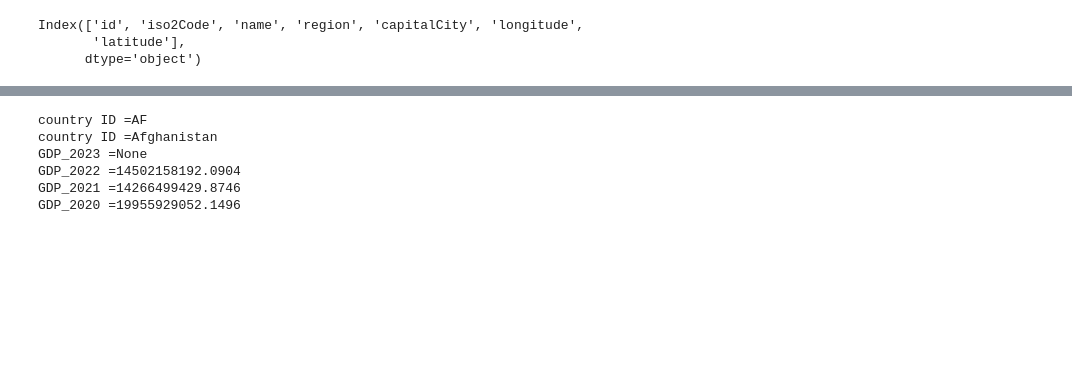
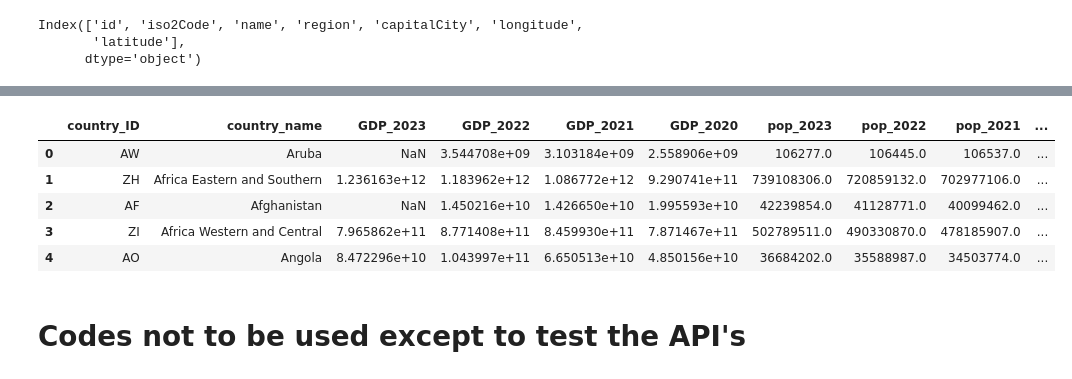
Before and after one commit to nazimben25/project1_group2, a Jupyter notebook: q4_deathvs vaccination.ipynb, the cells around one changed output, grey strips where cells are left out. Saved outputs shown, nothing was run; the diff lists cells and outputs as text; code cells hidden in the pictures; blank space fills up the shorter version.

Commit message:
q4 update : countries DF , gdp_pop OK

```diff
--- a/q4_deathvs vaccination.ipynb
+++ b/q4_deathvs vaccination.ipynb
@@ -338,22 +411,48 @@ for id in country_list :
+# %%
+## Create DF
+
+gdp_df = pd.DataFrame(gdp_list)
+pop_df = pd.DataFrame(pop_list)
+
+## Merge to create gdp_pop_df
+
+gdp_pop_df = pd.merge(gdp_df,pop_df,on='country_ID')
+
+## Rename and select columns
+
+gdp_pop_df = gdp_pop_df.drop(columns='country_name_y')
+gdp_pop_df = gdp_pop_df.rename(columns={'country_name_x' : 'country_name'})
+
+gdp_pop_df = gdp_pop_df.dropna(how='all')
+
+
+## Export to CSV file
+
+gdp_pop_path = 'Resources/countries_gdp_pop.csv'
+gdp_pop_df.to_csv(gdp_pop_path)
+
+gdp_pop_df.head()
+# %% [output]
+|  | country_ID | country_name | GDP_2023 | GDP_2022 | GDP_2021 | GDP_2020 | pop_2023 | pop_2022 | pop_2021 | ... |
+| 0 | AW | Aruba | NaN | 3.544708e+09 | 3.103184e+09 | 2.558906e+09 | 106277.0 | 106445.0 | 106537.0 | ... |
+| 1 | ZH | Africa Eastern and Southern | 1.236163e+12 | 1.183962e+12 | 1.086772e+12 | 9.290741e+11 | 739108306.0 | 720859132.0 | 702977106.0 | ... |
+| 2 | AF | Afghanistan | NaN | 1.450216e+10 | 1.426650e+10 | 1.995593e+10 | 42239854.0 | 41128771.0 | 40099462.0 | ... |
+| 3 | ZI | Africa Western and Central | 7.965862e+11 | 8.771408e+11 | 8.459930e+11 | 7.871467e+11 | 502789511.0 | 490330870.0 | 478185907.0 | ... |
+| 4 | AO | Angola | 8.472296e+10 | 1.043997e+11 | 6.650513e+10 | 4.850156e+10 | 36684202.0 | 35588987.0 | 34503774.0 | ... |
+# %% [markdown]
+# Codes not to be used except to test the API's
 # %%
-link_gdp = f'https://api.worldbank.org/v2/country/AFG/indicator/NY.GDP.MKTP.CD?date=2020:2023&format=json'
+# link_gdp = f'https://api.worldbank.org/v2/country/ABW/indicator/NY.GDP.MKTP.CD?date=2020:2023&format=json'
 
-response_gdp = requests.get(link_gdp).json()
+# response_gdp = requests.get(link_gdp).json()
 
-# pprint(response_gdp)
+# # pprint(response_gdp)
 
 
-print(f'country ID ={response_gdp[1][0]['country']['id']}')
-print(f'country ID ={response_gdp[1][0]['country']['value']}')
-print(f'GDP_2023 ={response_gdp[1][0]['value']}')
-print(f'GDP_2022 ={response_gdp[1][1]['value']}')
-print(f'GDP_2021 ={response_gdp[1][2]['value']}')
-print(f'GDP_2020 ={response_gdp[1][3]['value']}')
+# print(f'country ID ={response_gdp[1][0]['country']['id']}')
+# print(f'country ID ={response_gdp[1][0]['country']['value']}')
+# print(f'GDP_2023 ={response_gdp[1][0]['value']}')
+# print(f'GDP_2022 ={response_gdp[1][1]['value']}')
+# print(f'GDP_2021 ={response_gdp[1][2]['value']}')
+# print(f'GDP_2020 ={response_gdp[1][3]['value']}')
-# %% [output]
-country ID =AF
-country ID =Afghanistan
-GDP_2023 =None
-GDP_2022 =14502158192.0904
-GDP_2021 =14266499429.8746
-GDP_2020 =19955929052.1496
 # %%
```
Also changed, not shown: parts of 19 cells of this notebook, 1 other file.
